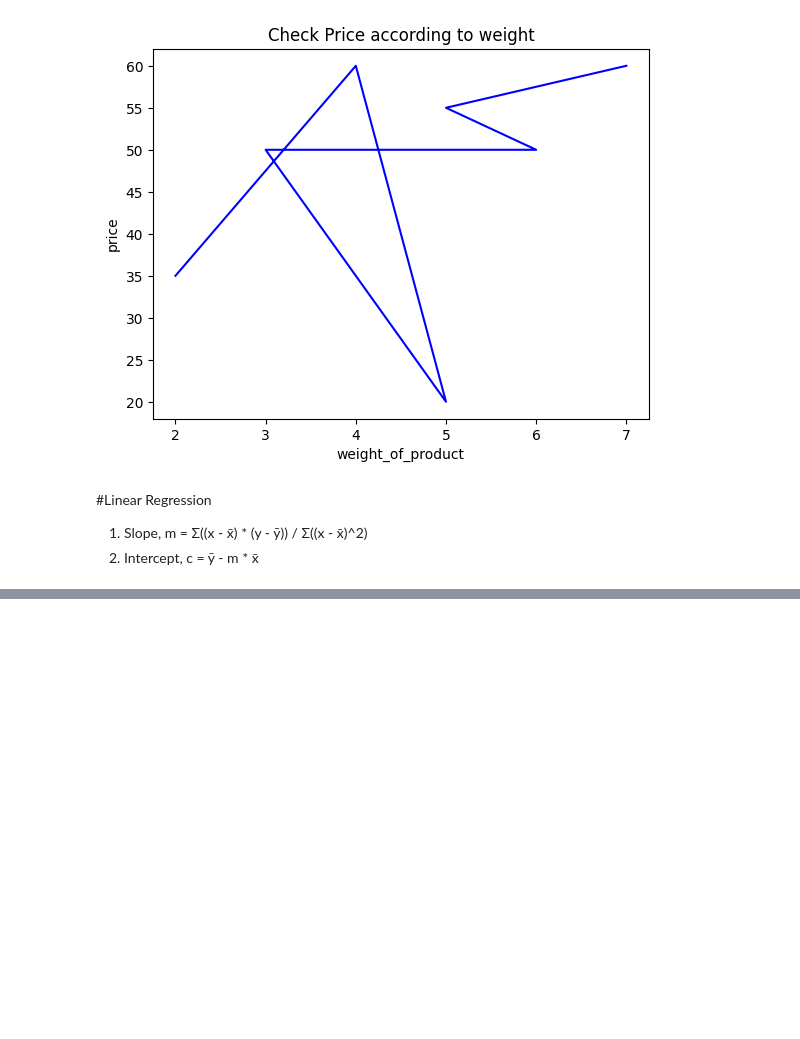
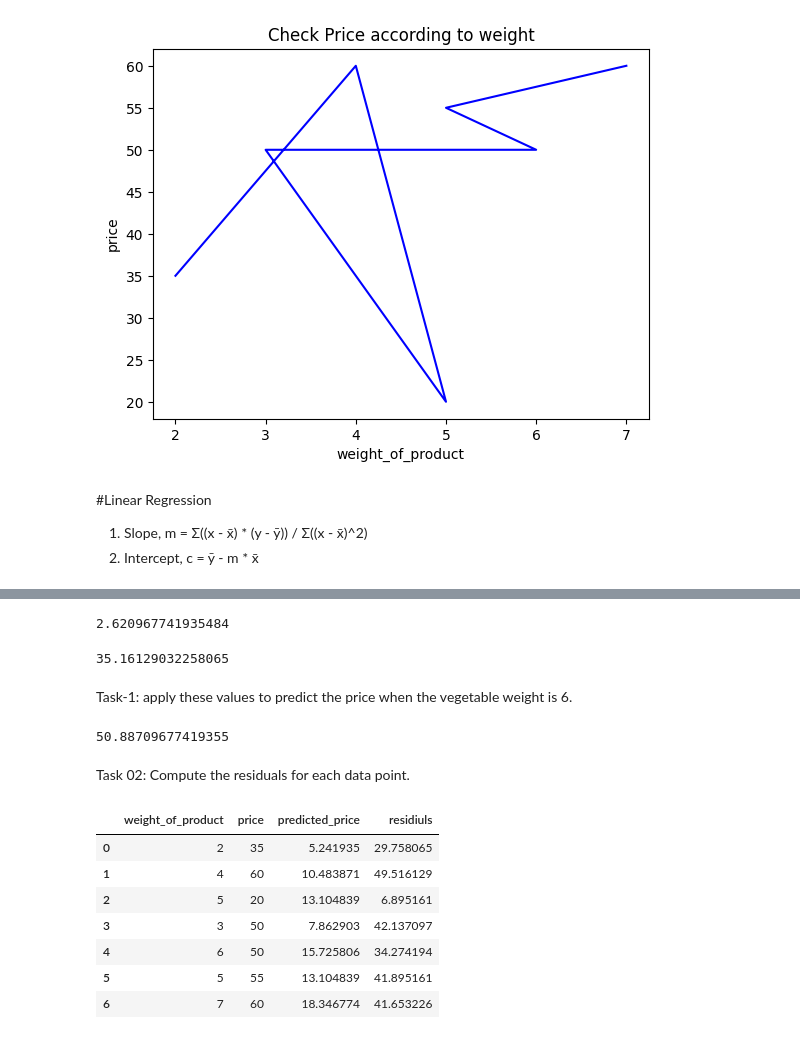
Before and after one commit to sadikasharmin/Data-Science-with-Python, a Jupyter notebook: linear Regression/assignment-4.ipynb, the cells around one changed output, grey strips where cells are left out. Drawn from its saved outputs; the diff is of its cells as text; code cells hidden in the pictures; blank space fills up the shorter version.

Commit message:
new data

```diff
--- a/linear Regression/assignment-4.ipynb
+++ b/linear Regression/assignment-4.ipynb
@@ -114,4 +118,37 @@ y_bar = np.mean(y)
 
 # calculate deviation
 x_dev = x - x_bar
-y_dev = y - x_bar
+y_dev = y - y_bar
+
+slop = np.sum(x_dev * y_dev)/np.sum(x_dev**2)
+slop
+# %% [output]
+2.620967741935484
+# %%
+intercept = y_bar - (slop * x_bar)
+intercept
+# %% [output]
+35.16129032258065
+# %% [markdown]
+Task-1: apply these values to predict the price when the vegetable weight is 6.
+# %%
+
+pred_y = (slop * 6) + intercept
+pred_y
+# %% [output]
+50.88709677419355
+# %% [markdown]
+Task 02: Compute the residuals for each data point.
+# %%
+df['predicted_price'] = (slop * df['weight_of_product'])
+# %%
+df.drop('predicted_weight', axis=1)
+# %% [output]
+|  | weight_of_product | price | predicted_price | residiuls |
+| 0 | 2 | 35 | 5.241935 | 29.758065 |
+| 1 | 4 | 60 | 10.483871 | 49.516129 |
+| 2 | 5 | 20 | 13.104839 | 6.895161 |
+| 3 | 3 | 50 | 7.862903 | 42.137097 |
+| 4 | 6 | 50 | 15.725806 | 34.274194 |
+| 5 | 5 | 55 | 13.104839 | 41.895161 |
+| 6 | 7 | 60 | 18.346774 | 41.653226 |
```
Also changed, not shown: parts of 7 cells of this notebook.
